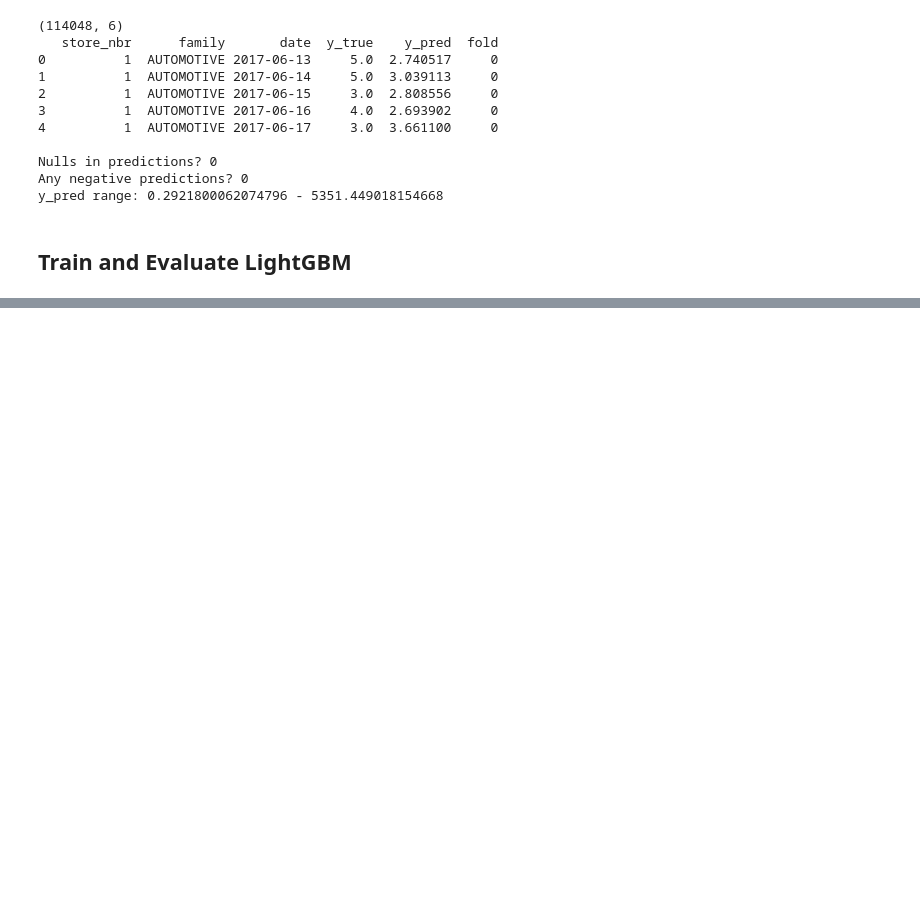
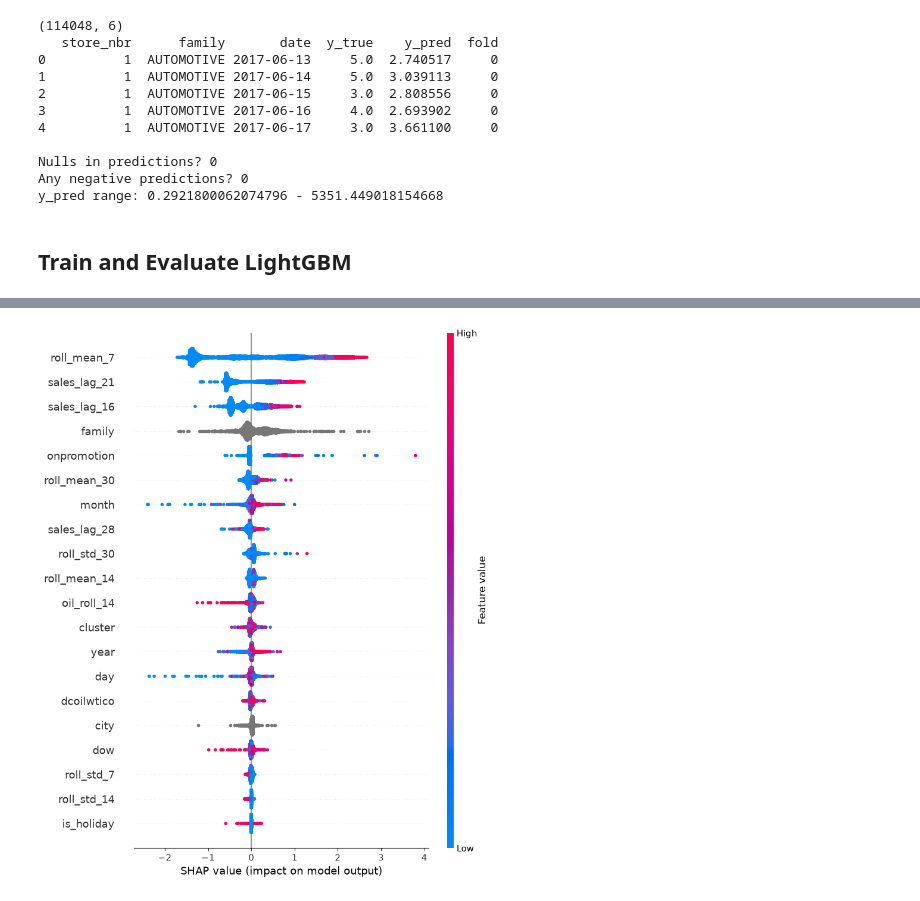
Before and after one commit to jandersen12/favorita-demand-forecasting, a Jupyter notebook: notebooks/03-lightgbm.ipynb, the cells around one changed output, grey strips where cells are left out. Saved outputs shown, nothing was run; the diff lists cells and outputs as text; code cells hidden in the pictures; blank space fills up the shorter version.

```diff
--- a/notebooks/03-lightgbm.ipynb
+++ b/notebooks/03-lightgbm.ipynb
@@ -135,0 +224,15 @@ lgbm_overall, lgbm_family = score_table(lgbm_preds, "lightgbm")
+# %%
+cutoff = feats["date"].max() - pd.Timedelta(days=16)
+fit = feats[feats["date"] <= cutoff]
+
+X = fit[feature_cols]
+y = np.log1p(fit["sales"].clip(lower=0))
+model = train_lgbm(X, y, categorical=CATEGORICAL, num_boost_round=300)
+
+X_sample = X.sample(n=5000, random_state=1221)
+explaier = shap.TreeExplainer(model)
+shap_values = explaier.shap_values(X_sample)
+
+shap.summary_plot(shap_values, X_sample, show=True)
+# %% [output]
+[figure, added]
```
Also changed, not shown: parts of 8 cells of this notebook, 2 other files.
